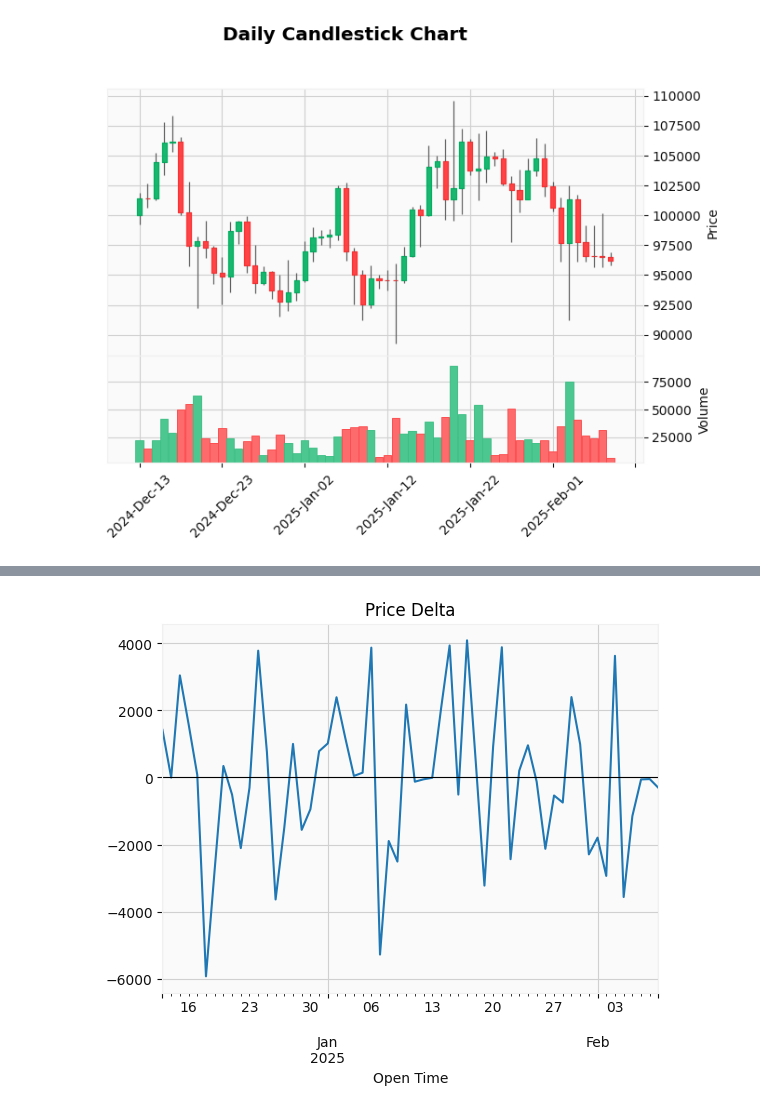
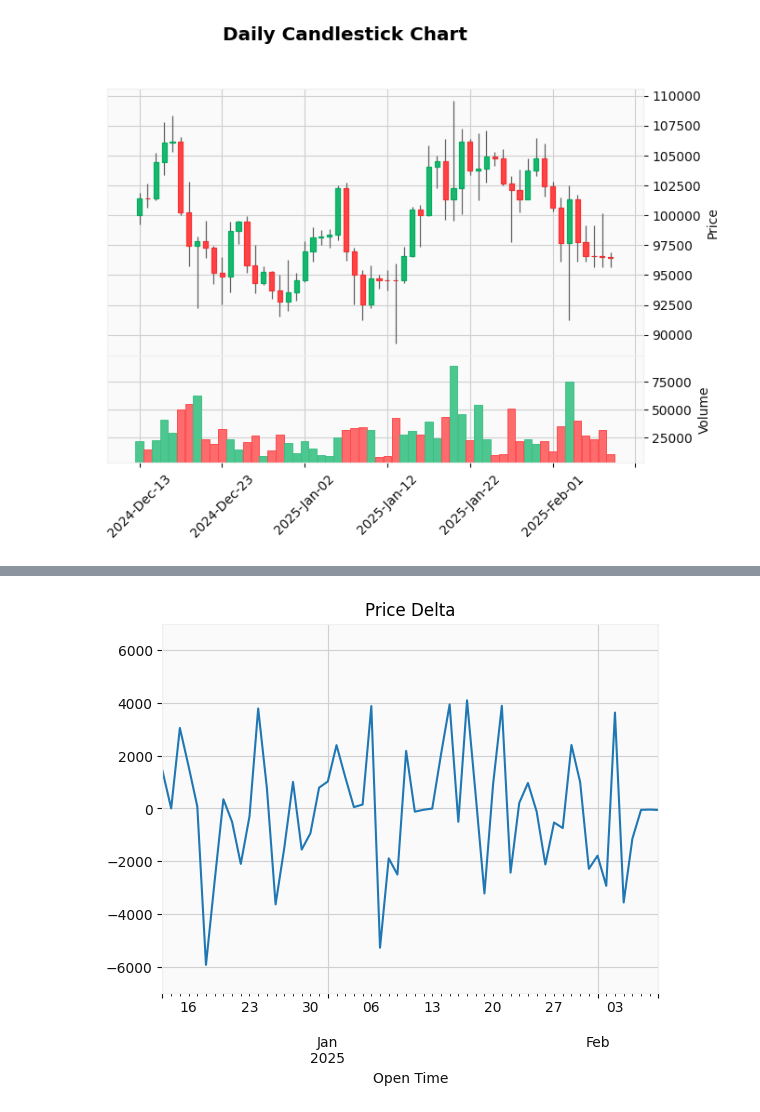
Before and after one commit to DiceNameIsMy/algotrading, a Jupyter notebook: src/main.ipynb, the cells around one changed output, grey strips where cells are left out. Saved outputs shown, nothing was run; the diff lists cells and outputs as text; code cells hidden in the pictures.

```diff
--- a/src/main.ipynb
+++ b/src/main.ipynb
@@ -64,12 +64,18 @@ Market confidence in "BTC will hit $120k by March 31"
 
 Market confidence in "BTC will hit $80k by March 31"
 ![image.png](../static/1_polymarket_BTC_hit_80k.png)
+# %%
+from dotenv import load_dotenv
+import os
+
+# Load environment variables
+load_dotenv()
+BINANCE_API_KEY = os.getenv("BINANCE_API_KEY")
+BINANCE_API_SECRET = os.getenv("BINANCE_API_SECRET")
 # %%
 from binance import Client
 
-api_key = "chZ715f5LtqTMoCr6vSrl16VyWg8PWlQzkFFKLFwWFY0F4b7Wd8c3OugFJgi5PEL"
-api_secret = "Ki6RzqUwuByncvkQ2vVaeMaBRicsxYSG7mgfcCANGEG0KaJJM3ffwc2Ya0UBsmuY"
-client = Client(api_key, api_secret)
+client = Client(BINANCE_API_KEY, BINANCE_API_SECRET)
 
 symbol = "BTCUSDT"  # or any other trading pair
 interval = Client.KLINE_INTERVAL_1DAY
@@ -86,18 +92,20 @@ columns = [
 # %%
 import pandas as pd
 
-df = pd.DataFrame(data, columns=columns)
+BTC_df = pd.DataFrame(data, columns=columns)
 
-df['Open Time'] = pd.to_datetime(df['Open Time'], unit='ms')
-df['Close Time'] = pd.to_datetime(df['Close Time'], unit='ms')
+BTC_df['Open Time'] = pd.to_datetime(BTC_df['Open Time'], unit='ms')
+BTC_df['Close Time'] = pd.to_datetime(BTC_df['Close Time'], unit='ms')
 
 numeric_columns = ["Open", "High", "Low", "Close", "Volume", "Quote Asset Volume",
                    "Taker Buy Base Asset Volume", "Taker Buy Quote Asset Volume"]
-df[numeric_columns] = df[numeric_columns].astype(float)
+BTC_df[numeric_columns] = BTC_df[numeric_columns].astype(float)
 
-df = df.set_index('Open Time')
+BTC_df["delta"] = BTC_df["Close"] - BTC_df["Open"]
 
-df.head()
+BTC_df = BTC_df.set_index('Open Time')
+
+BTC_df.head()
 # %% [output]
 |  | Open | High | Low | Close | Volume | Close Time | Quote Asset Volume | Number of Trades | ... |
 | Open Time |  |  |  |  |  |  |  |  | ... |
@@ -125,8 +123,8 @@ df[-5:-1]
 # %%
 import matplotlib.pyplot as plt
 
-ax = df['delta'].plot(title='Price Delta')
-ax.axhline(0, color='black', linewidth=0.8)
+ax = BTC_df['delta'].plot(title='Price Delta')
+plt.ylim(-7000, 7000)
 plt.show()
 # %% [output]
-[figure, old version]
+[figure, new version]
```
Also changed, not shown: parts of 12 cells of this notebook, 3 other files.
